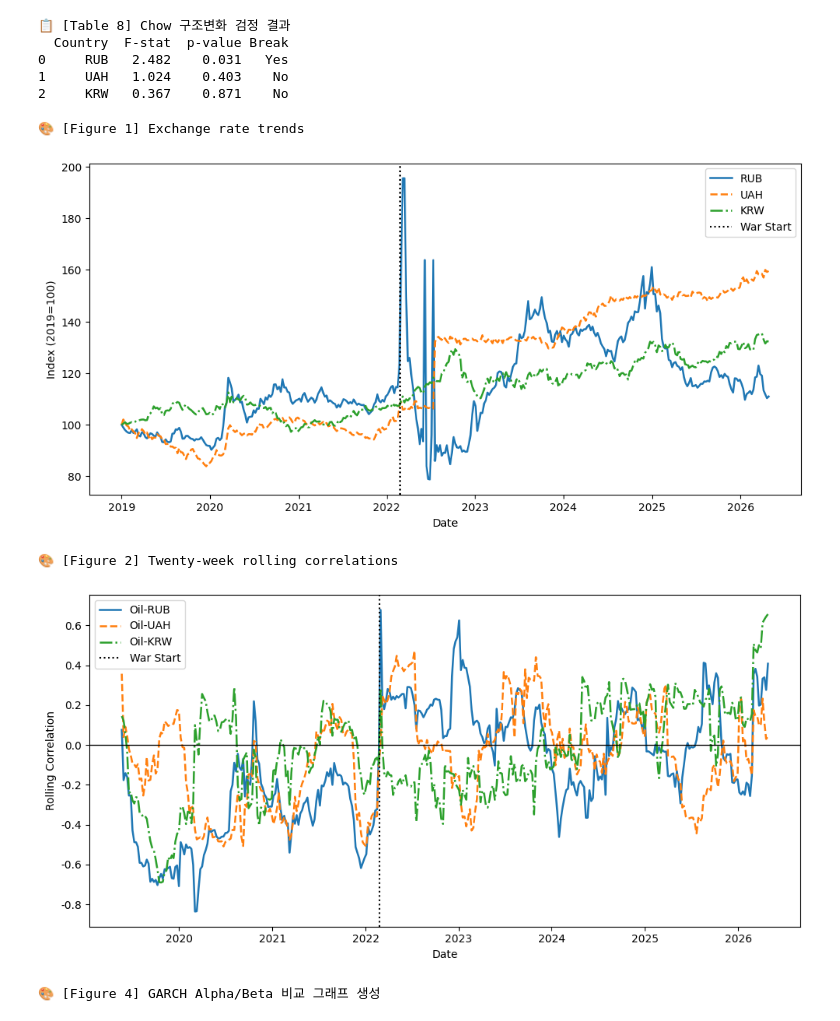
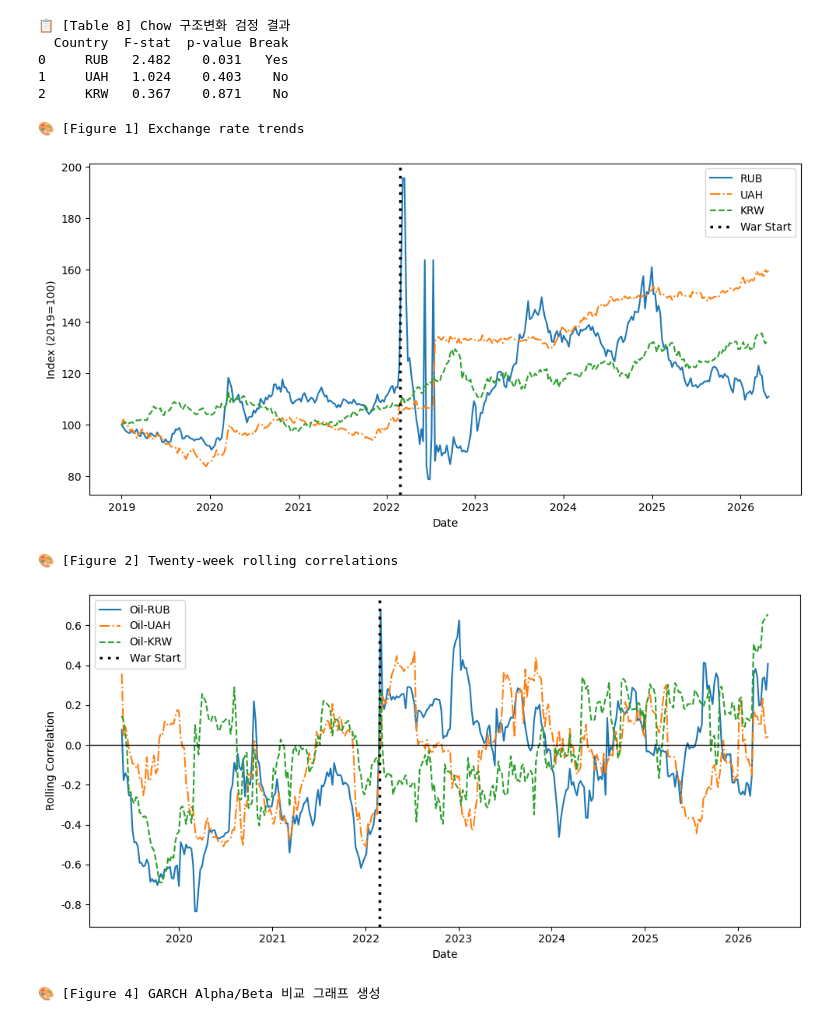
Before and after one commit to nhjung-phd/ruble-oil-fx, a Jupyter notebook: notebooks/01_full_replication.ipynb, the cells around one changed output. Saved outputs shown, nothing was run; the diff lists cells and outputs as text; code cells hidden in the pictures.

```diff
--- a/notebooks/01_full_replication.ipynb
+++ b/notebooks/01_full_replication.ipynb
@@ -498,10 +621,16 @@ print("\n🎨 [Figure 1] Exchange rate trends")
 
 norm_fx = df[countries] / df[countries].iloc[0] * 100
 
+# Publication-readable line styles:
+# - RUB: solid
+# - UAH: long dashed
+# - KRW: dash-dot
+# - War Start: dotted
+# These styles improve readability in both color and grayscale print.
 line_styles = {
-    "RUB": "-",    # solid
-    "UAH": "--",   # dashed
-    "KRW": "-."    # dash-dot
+    "RUB": {"linestyle": "-", "linewidth": 1.5},
+    "UAH": {"linestyle": "-.", "linewidth": 1.5},
+    "KRW": {"linestyle": "--", "linewidth": 1.5},
 }
 
 plt.figure(figsize=(10, 5))
@@ -511,27 +640,29 @@ for c in ["RUB", "UAH", "KRW"]:
         norm_fx.index,
         norm_fx[c],
         label=c,
-        linestyle=line_styles[c],
-        linewidth=1.8
+        linestyle=line_styles[c]["linestyle"],
+        linewidth=line_styles[c]["linewidth"],
     )
 
 plt.axvline(
     pd.to_datetime(war_start),
-    linestyle=":",
+    linestyle=(0, (1, 2)),
     color="black",
-    linewidth=1.5,
-    label="War Start"
+    linewidth=2.5,
+    label="War Start",
 )
 
 plt.xlabel("Date")
 plt.ylabel("Index (2019=100)")
-plt.legend()
+plt.legend(frameon=True)
 plt.tight_layout()
 
+fig1_path = os.path.join(FIGURE_DIR, "Figure1_exchange_rate_trends.png")
+# Figure export omitted in GitHub inline-output version.
 plt.show()
 # %% [output]
 🎨 [Figure 1] Exchange rate trends
-[figure, old version]
+[figure, new version]
 # %%
 # ==============================================================================
 # 10. Figure 2: Twenty-Week Rolling Correlations
@@ -544,43 +675,50 @@ window = 20
 roll_corr = pd.DataFrame(index=df_scaled.index)
 roll_corr["Oil-RUB"] = df_scaled["Oil"].rolling(window).corr(df_scaled["RUB"])
 roll_corr["Oil-UAH"] = df_scaled["Oil"].rolling(window).corr(df_scaled["UAH"])
 roll_corr["Oil-KRW"] = df_scaled["Oil"].rolling(window).corr(df_scaled["KRW"])
 
+# Publication-readable line styles matching Figure 1:
+# - Oil-RUB: solid
+# - Oil-UAH: long dashed
+# - Oil-KRW: dash-dot
+# - War Start: dotted
 line_styles = {
-    "Oil-RUB": "-",
-    "Oil-UAH": "--",
-    "Oil-KRW": "-."
+    "Oil-RUB": {"linestyle": "-", "linewidth": 1.5},
+    "Oil-UAH": {"linestyle": "-.", "linewidth": 1.5},
+    "Oil-KRW": {"linestyle": "--", "linewidth": 1.5},
 }
 
 plt.figure(figsize=(10, 5))
 
 for c in ["Oil-RUB", "Oil-UAH", "Oil-KRW"]:
     plt.plot(
         roll_corr.index,
         roll_corr[c],
         label=c,
-        linestyle=line_styles[c],
-        linewidth=1.8
+        linestyle=line_styles[c]["linestyle"],
+        linewidth=line_styles[c]["linewidth"],
     )
 
 plt.axhline(0, color="black", linewidth=1)
 plt.axvline(
     pd.to_datetime(war_start),
-    linestyle=":",
+    linestyle=(0, (1, 2)),
     color="black",
-    linewidth=1.5,
-    label="War Start"
+    linewidth=2.5,
+    label="War Start",
 )
 
 plt.xlabel("Date")
 plt.ylabel("Rolling Correlation")
-plt.legend()
+plt.legend(frameon=True)
 plt.tight_layout()
 
+fig2_path = os.path.join(FIGURE_DIR, "Figure2_rolling_correlation.png")
+# Figure export omitted in GitHub inline-output version.
 plt.show()
 # %% [output]
 🎨 [Figure 2] Twenty-week rolling correlations
-[figure, old version]
+[figure, new version]
 # %%
 # ==============================================================================
 # 11. Figure 2: GARCH Alpha/Beta 비교
```
Also changed, not shown: parts of 23 cells of this notebook.
